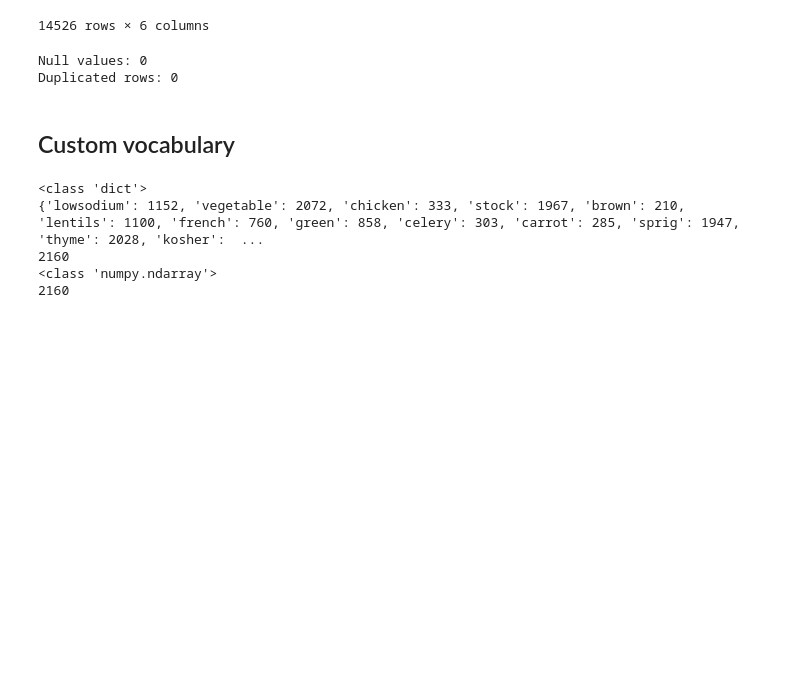
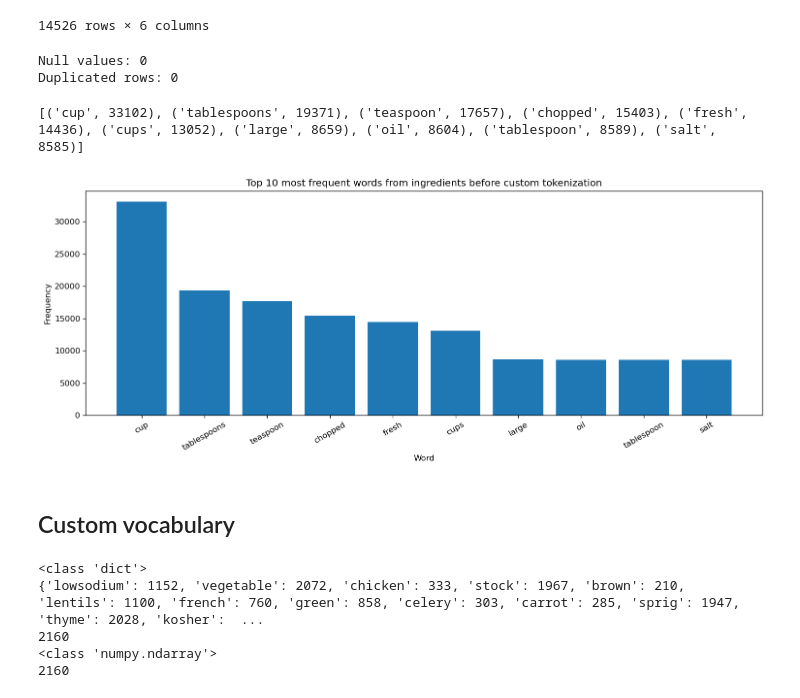
Before and after one commit to lalanamika/capstone-anamika, a Jupyter notebook: notebooks/04-Modelling-Epicurious.ipynb, the cells around one changed output. Saved outputs shown, nothing was run; the diff lists cells and outputs as text; code cells hidden in the pictures; blank space fills up the shorter version.

Commit message:
Added 2 visualizations

```diff
--- a/notebooks/04-Modelling-Epicurious.ipynb
+++ b/notebooks/04-Modelling-Epicurious.ipynb
@@ -38,6 +38,33 @@ print(f"Duplicated rows: {df.duplicated().sum()}")
 # %% [output]
 Null values: 0
 Duplicated rows: 0
+# %%
+# Just to get a visual of using the default tokenizer
+from sklearn.feature_extraction.text import CountVectorizer
+
+vect_temp = CountVectorizer(stop_words='english',
+                       min_df=5)
+temp = vect_temp.fit_transform(df['ingredientsStr'])
+
+sum_words_temp = temp.sum(axis = 0)
+words_freq_temp = [(word_temp, sum_words_temp[0, i]) for word_temp, i in vect_temp.vocabulary_.items()]
+words_freq_temp = sorted(words_freq_temp, key = lambda x: x[1], reverse = True)
+print(words_freq_temp[0:10])
+
+ingredient_temp = list(zip(*words_freq_temp[0:10]))[0]
+frequency_temp = list(zip(*words_freq_temp[0:10]))[1]
+x_pos = np.arange(len(ingredient_temp))
+
+plt.figure(figsize=(15,5), dpi=120)
+plt.bar(x_pos, frequency_temp,align='center')
+plt.xticks(x_pos, ingredient_temp, rotation=30)
+plt.ylabel('Frequency')
+plt.xlabel('Word')
+plt.title('Top 10 most frequent words from ingredients before custom tokenization')
+plt.savefig("top10_beforeCustom.png")
+# %% [output]
+[('cup', 33102), ('tablespoons', 19371), ('teaspoon', 17657), ('chopped', 15403), ('fresh', 14436), ('cups', 13052), ('large', 8659), ('oil', 8604), ('tablespoon', 8589), ('salt', 8585)]
+[figure, added]
 # %% [markdown]
 ## Custom vocabulary
 # %%
```
Also changed, not shown: parts of 5 cells of this notebook.
